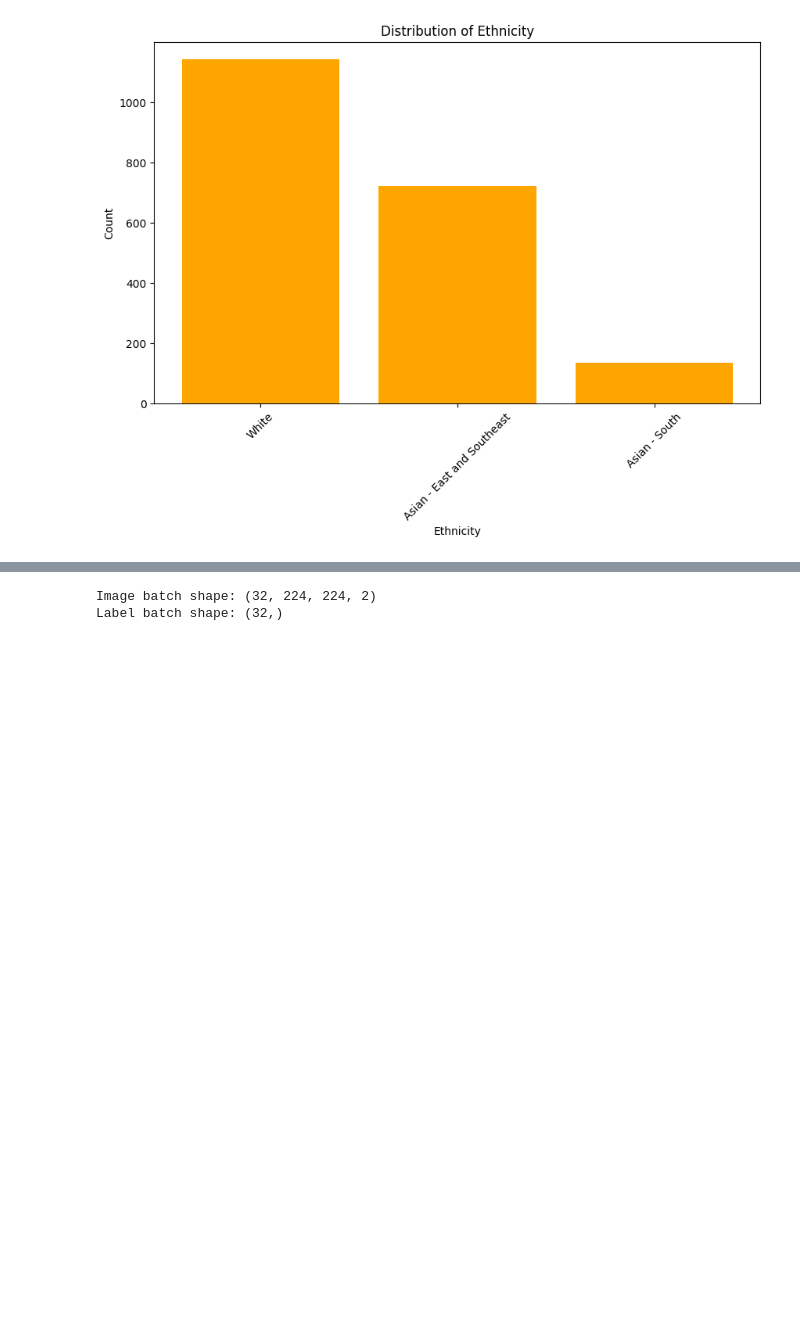
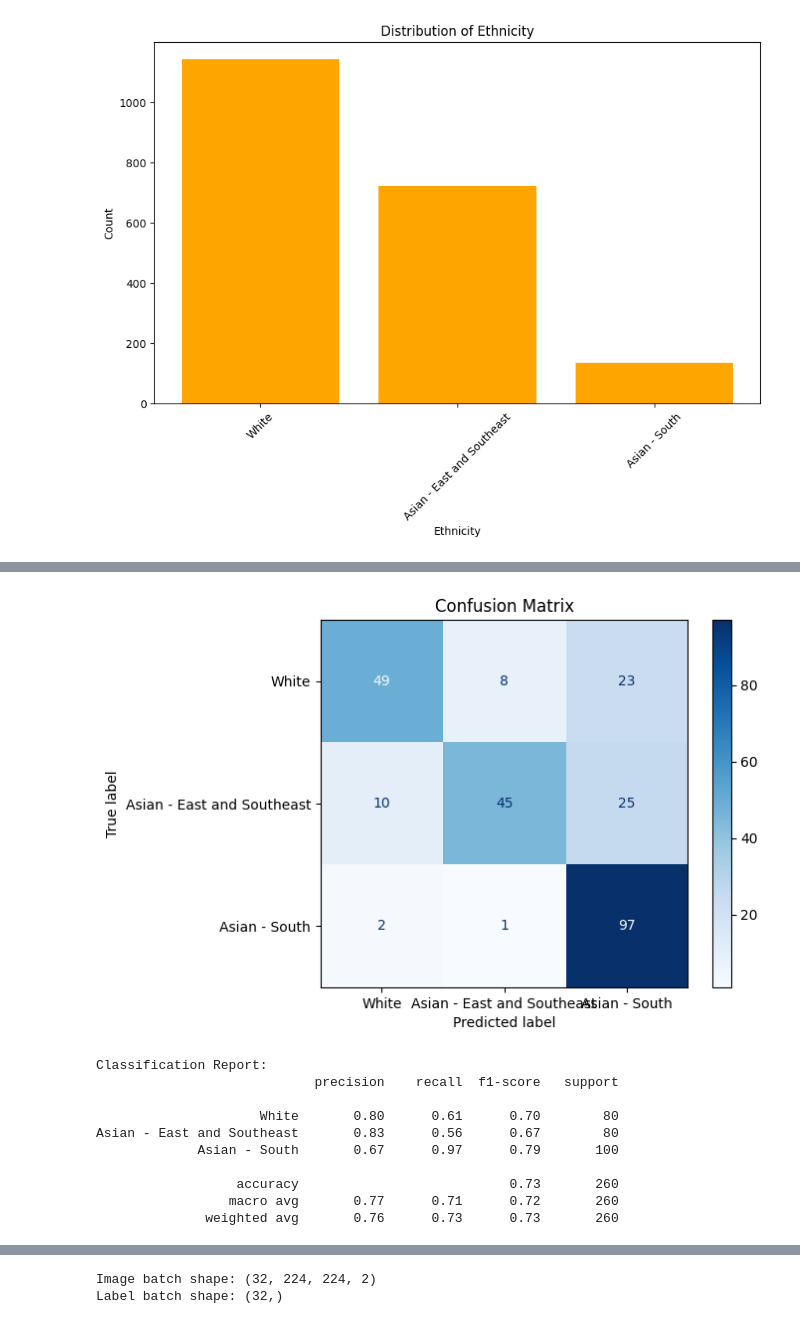
Before and after one commit to Ollivvt/AI-ethnicity-med-image, a Jupyter notebook: Mammo/Mammo_EfficientNetB0_sample1000_0115.ipynb, the cells around one changed output, grey strips where cells are left out. Cells and saved outputs as stored; diff of their text form; code cells hidden in the pictures; blank space fills up the shorter version.

```diff
--- a/Mammo/Mammo_EfficientNetB0_sample1000_0115.ipynb
+++ b/Mammo/Mammo_EfficientNetB0_sample1000_0115.ipynb
@@ -137,0 +342,23 @@ def preprocess(pngPath, output_dir):
+# %%
+# Evaluate the model and compute metrics
+predictions = model_lcc.predict(test_lcc_dataset)
+predicted_labels = tf.argmax(predictions, axis=1).numpy()
+true_labels = []
+for _, labels in test_lcc_dataset:
+    true_labels.extend(labels.numpy())
+
+# Generate confusion matrix
+conf_matrix = confusion_matrix(true_labels, predicted_labels)
+ConfusionMatrixDisplay(conf_matrix, display_labels=list(lcc_label_mapping.keys())).plot(cmap="Blues")
+plt.title("Confusion Matrix")
+plt.show()
+
+# Generate classification report
+print("Classification Report:")
+print(classification_report(
+    true_labels,
+    predicted_labels,
+    target_names=list(lcc_label_mapping.keys()),
+    zero_division=1  # Sets undefined metrics to 1 instead of raising warnings
+))
+# %% [output]
@@ -137,0 +366,11 @@ def preprocess(pngPath, output_dir):
+[figure, added]
+Classification Report:
+                            precision    recall  f1-score   support
+
+                     White       0.80      0.61      0.70        80
+Asian - East and Southeast       0.83      0.56      0.67        80
+             Asian - South       0.67      0.97      0.79       100
+
+                  accuracy                           0.73       260
+                 macro avg       0.77      0.71      0.72       260
+              weighted avg       0.76      0.73      0.73       260
```
Also changed, not shown: parts of 15 cells of this notebook.
